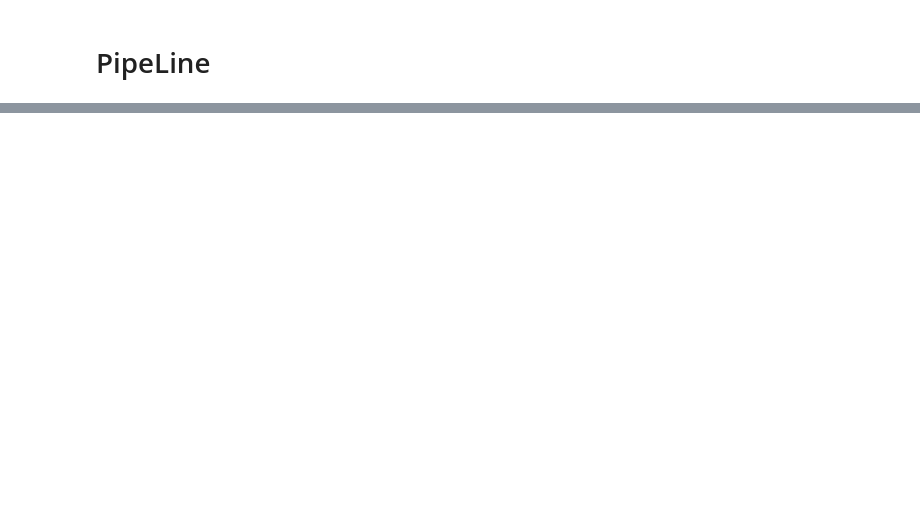
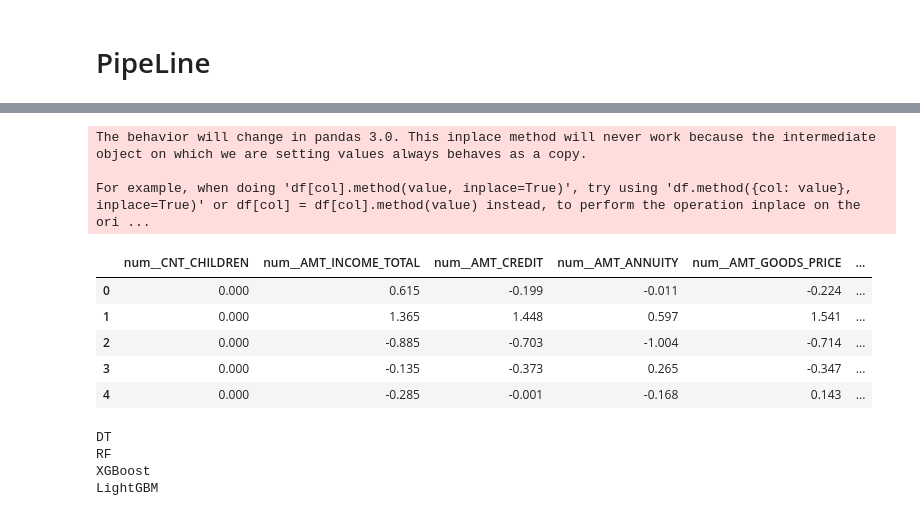
Before and after one commit to latifkara/Estimating-Customers-Capacity, a Jupyter notebook: estimating-customers-capacity.ipynb, the cells around one changed output, grey strips where cells are left out. Drawn from its saved outputs; the diff is of its cells as text; code cells hidden in the pictures; blank space fills up the shorter version.

```diff
--- a/estimating-customers-capacity.ipynb
+++ b/estimating-customers-capacity.ipynb
@@ -1253,0 +779,20 @@ classifiers
+# %%
+handleNumericalMissingValues = HandleNumericalMissingValues(na_name=True)
+handleOutlier = HandleOutlier()
+labelEncoderWrapper = LabelEncoderWrapper()
+
+handleCategoricalMissingValues = Pipeline([
+    ('handle_missing', HandleCategoricalMissingValues()),
+    ('preserve_columns', PreserveColumnNames())
+])
+# %%
+preprocessor = ColumnTransformer([
+    ('num', Pipeline([
+        ('handle_numerical_missing_values', handleNumericalMissingValues),
+        ('outlier_handler', handleOutlier),
+        ('scaler', RobustScaler())
+    ]), num_cols),
+    ('cat', handleCategoricalMissingValues, cat_cols),
+    ('label_encoder', labelEncoderWrapper, binary_cols),
+    ('one_hot_encoder', OneHotEncoder(drop='first', handle_unknown='ignore'), one_hot_cols)
+], n_jobs=-1)
@@ -1253,0 +805,18 @@ classifiers
+# %%
+X = preprocessor.fit_transform(X)
+# %% [output]
+The behavior will change in pandas 3.0. This inplace method will never work because the intermediate object on which we are setting values always behaves as a copy.
+
+For example, when doing 'df[col].method(value, inplace=True)', try using 'df.method({col: value}, inplace=True)' or df[col] = df[col].method(value) instead, to perform the operation inplace on the ori ...
+# %%
+X_df = pd.DataFrame(X, columns=preprocessor.get_feature_names_out())
+X_df.columns = [re.sub(r'[^a-zA-Z0-9]', '_', col) for col in X_df.columns]
+# %%
+X_df.head()
+# %% [output]
+|  | num__CNT_CHILDREN | num__AMT_INCOME_TOTAL | num__AMT_CREDIT | num__AMT_ANNUITY | num__AMT_GOODS_PRICE | ... |
+| 0 | 0.000 | 0.615 | -0.199 | -0.011 | -0.224 | ... |
+| 1 | 0.000 | 1.365 | 1.448 | 0.597 | 1.541 | ... |
+| 2 | 0.000 | -0.885 | -0.703 | -1.004 | -0.714 | ... |
+| 3 | 0.000 | -0.135 | -0.373 | 0.265 | -0.347 | ... |
+| 4 | 0.000 | -0.285 | -0.001 | -0.168 | 0.143 | ... |
@@ -1253,0 +830,11 @@ classifiers
+# %%
+models = {}
+for name, classifier in classifiers:
+    print(name)
+    model = classifier.fit(X_train, y_train)
+    models[name] = model
+# %% [output]
+DT
+RF
+XGBoost
+LightGBM
```
Also changed, not shown: parts of 118 cells of this notebook.
